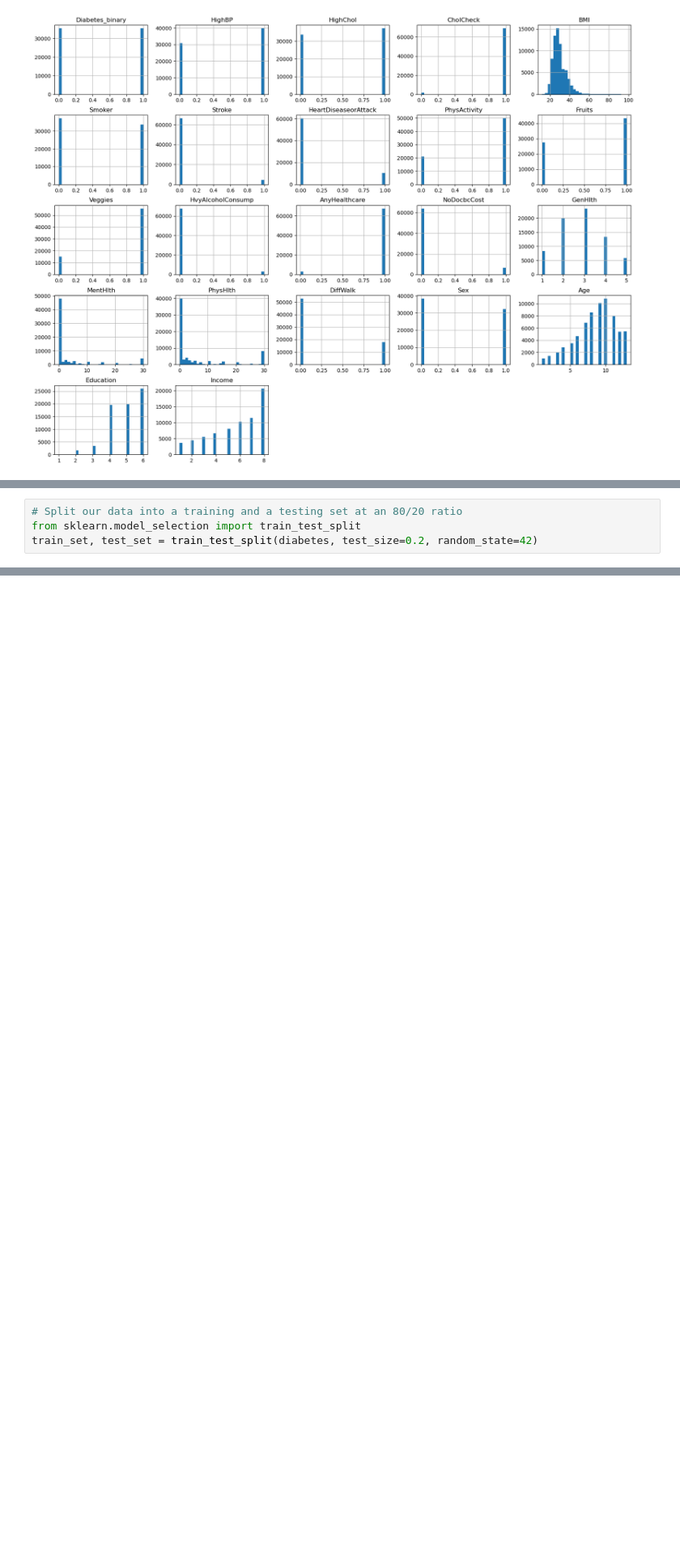
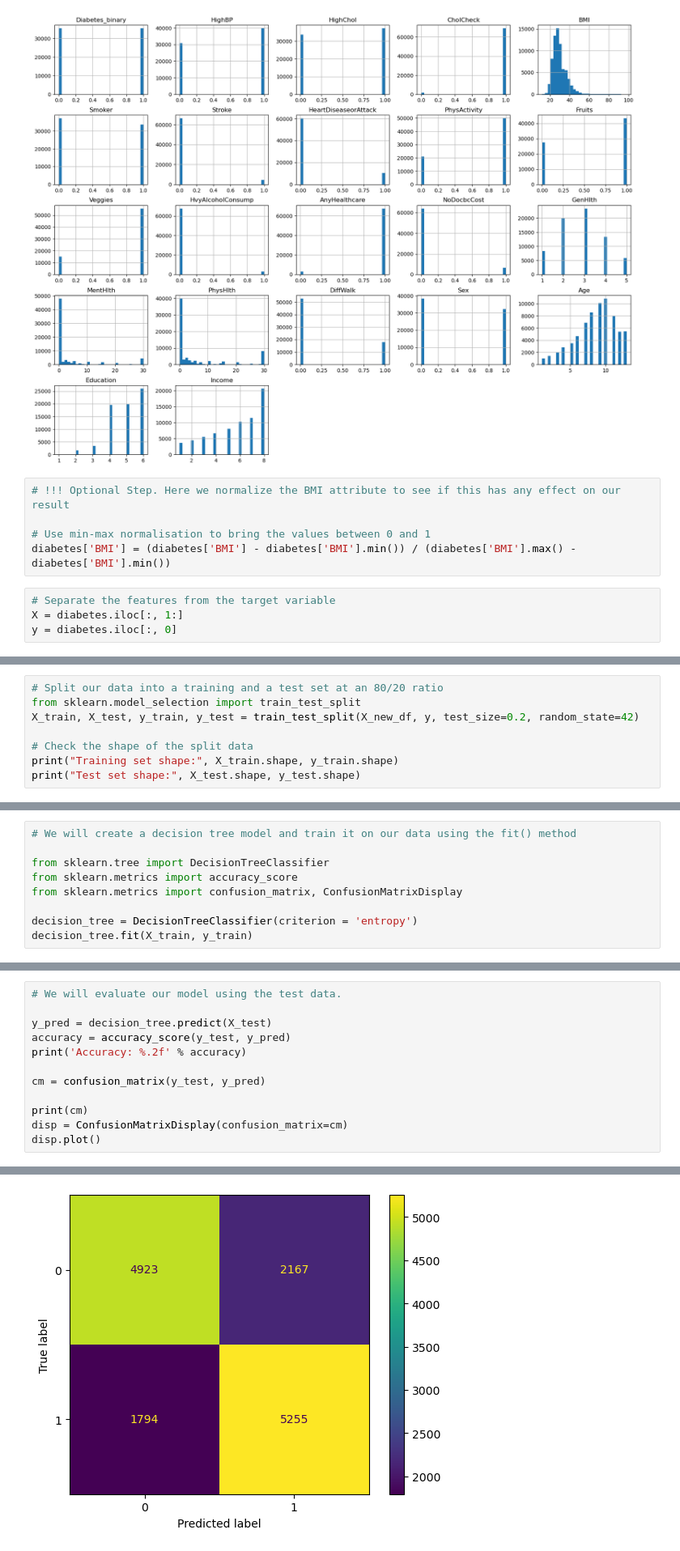
Before and after one commit to vitsiozo/DiabetesProject, a Jupyter notebook: Analysis.ipynb, the cells around one changed output, grey strips where cells are left out. Shown: that part at 81% size. Drawn from its saved outputs; the diff is of its cells as text; blank space fills up the shorter version.

Commit message:
DecisionTree classifier

```diff
--- a/Analysis.ipynb
+++ b/Analysis.ipynb
@@ -66,3 +66,12 @@ diabetes.hist(bins=30, figsize=(20,15))
 plt.show()
 # %% [output]
 [figure]
+# %%
+# !!! Optional Step. Here we normalize the BMI attribute to see if this has any effect on our result
+
+# Use min-max normalisation to bring the values between 0 and 1
+diabetes['BMI'] = (diabetes['BMI'] - diabetes['BMI'].min()) / (diabetes['BMI'].max() - diabetes['BMI'].min())
+# %%
+# Separate the features from the target variable
+X = diabetes.iloc[:, 1:]
+y = diabetes.iloc[:, 0]
@@ -69,4 +113,8 @@ plt.show()
 # %%
-# Split our data into a training and a testing set at an 80/20 ratio
+# Split our data into a training and a test set at an 80/20 ratio
 from sklearn.model_selection import train_test_split
-train_set, test_set = train_test_split(diabetes, test_size=0.2, random_state=42)
+X_train, X_test, y_train, y_test = train_test_split(X_new_df, y, test_size=0.2, random_state=42)
+
+# Check the shape of the split data
+print("Training set shape:", X_train.shape, y_train.shape)
+print("Test set shape:", X_test.shape, y_test.shape)
@@ -72,0 +126,9 @@ train_set, test_set = train_test_split(diabetes, test_size=0.2, random_state=42)
+# %%
+# We will create a decision tree model and train it on our data using the fit() method
+
+from sklearn.tree import DecisionTreeClassifier
+from sklearn.metrics import accuracy_score
+from sklearn.metrics import confusion_matrix, ConfusionMatrixDisplay
+
+decision_tree = DecisionTreeClassifier(criterion = 'entropy')
+decision_tree.fit(X_train, y_train)
@@ -72,0 +137,13 @@ train_set, test_set = train_test_split(diabetes, test_size=0.2, random_state=42)
+# %%
+# We will evaluate our model using the test data.
+
+y_pred = decision_tree.predict(X_test)
+accuracy = accuracy_score(y_test, y_pred)
+print('Accuracy: %.2f' % accuracy)
+
+cm = confusion_matrix(y_test, y_pred)
+
+print(cm)
+disp = ConfusionMatrixDisplay(confusion_matrix=cm)
+disp.plot()
+# %% [output]
@@ -72,0 +154 @@ train_set, test_set = train_test_split(diabetes, test_size=0.2, random_state=42)
+[figure, added]
```
Also changed, not shown: parts of 6 cells of this notebook.
